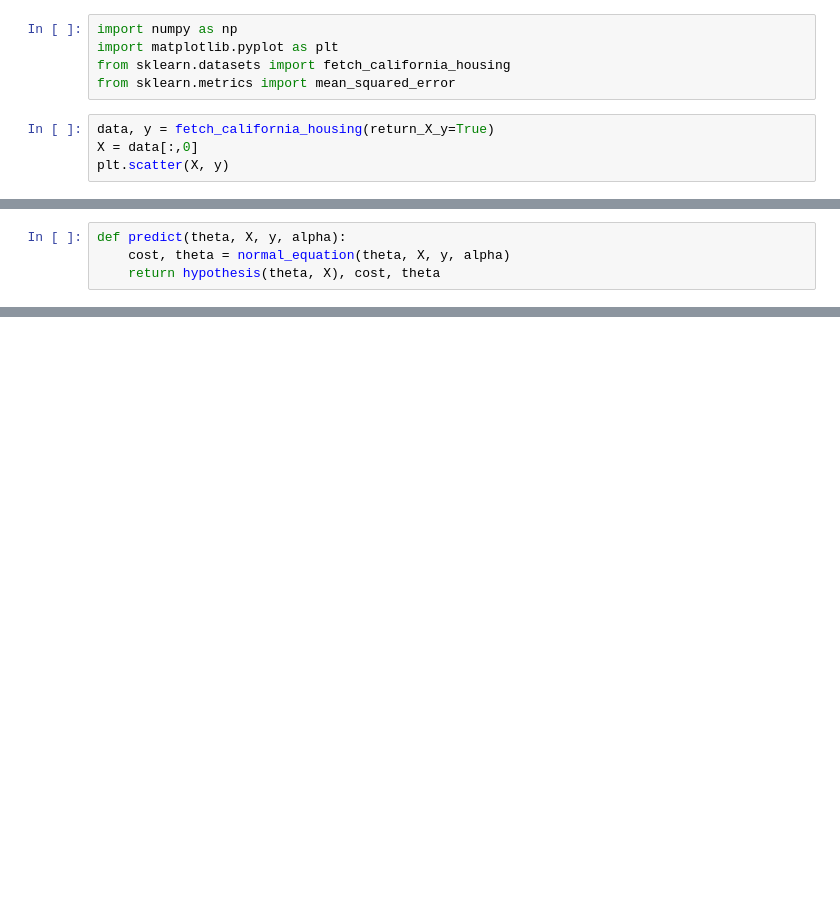
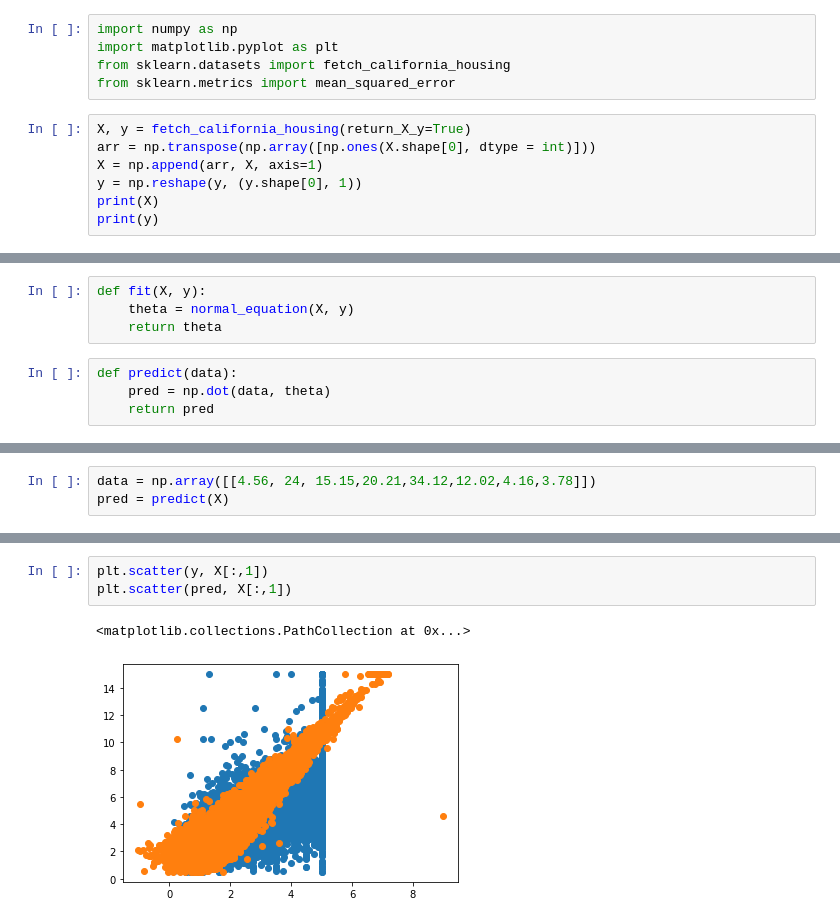
Before and after one commit to Karan9034/snippets, a Jupyter notebook: machine_learning/normal_equation_linear_regression.ipynb, the cells around one changed output, grey strips where cells are left out. Saved outputs shown, nothing was run; the diff lists cells and outputs as text; blank space fills up the shorter version.

Commit message:
Normal equation for linear regression

```diff
--- a/machine_learning/normal_equation_linear_regression.ipynb
+++ b/machine_learning/normal_equation_linear_regression.ipynb
@@ -4,7 +4,10 @@ import matplotlib.pyplot as plt
 from sklearn.datasets import fetch_california_housing
 from sklearn.metrics import mean_squared_error
 # %%
-data, y = fetch_california_housing(return_X_y=True)
-X = data[:,0]
-plt.scatter(X, y)
+X, y = fetch_california_housing(return_X_y=True)
+arr = np.transpose(np.array([np.ones(X.shape[0], dtype = int)]))
+X = np.append(arr, X, axis=1)
+y = np.reshape(y, (y.shape[0], 1))
+print(X)
+print(y)
 # %% [output]
@@ -30,5 +40,9 @@ def normal_equation(theta, X, y, alpha):
 # %%
-def predict(theta, X, y, alpha):
-    cost, theta = normal_equation(theta, X, y, alpha)
-    return hypothesis(theta, X), cost, theta
+def fit(X, y):
+    theta = normal_equation(X, y)
+    return theta
+# %%
+def predict(data):
+    pred = np.dot(data, theta)
+    return pred
 # %%
@@ -57,0 +62,3 @@ mean_squared_error(y, pred) ** 0.5
+# %%
+data = np.array([[4.56, 24, 15.15,20.21,34.12,12.02,4.16,3.78]])
+pred = predict(X)
@@ -57,0 +75,6 @@ mean_squared_error(y, pred) ** 0.5
+# %%
+plt.scatter(y, X[:,1])
+plt.scatter(pred, X[:,1])
+# %% [output]
+<matplotlib.collections.PathCollection at 0x...>
+[figure, added]
```
Also changed, not shown: parts of 14 cells of this notebook, 1 other file.
